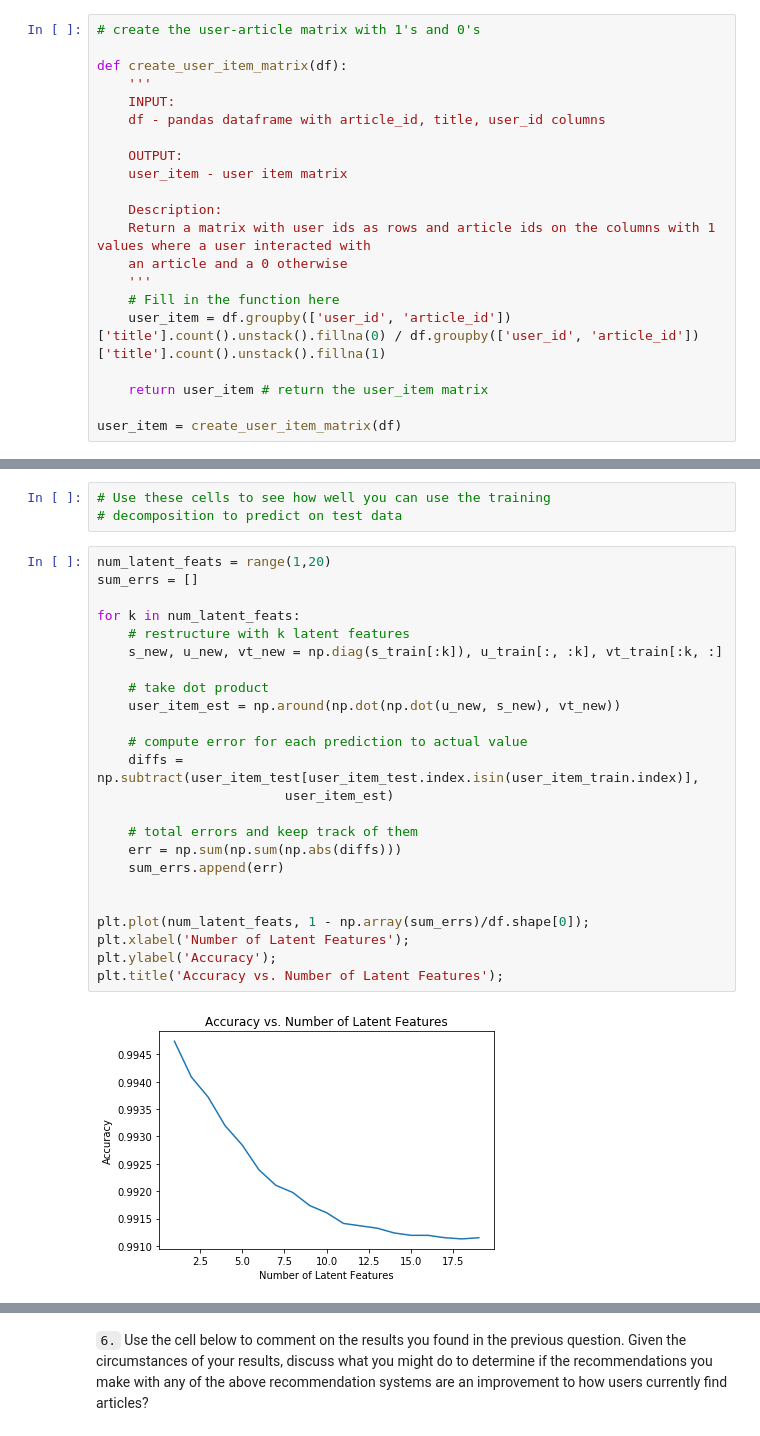
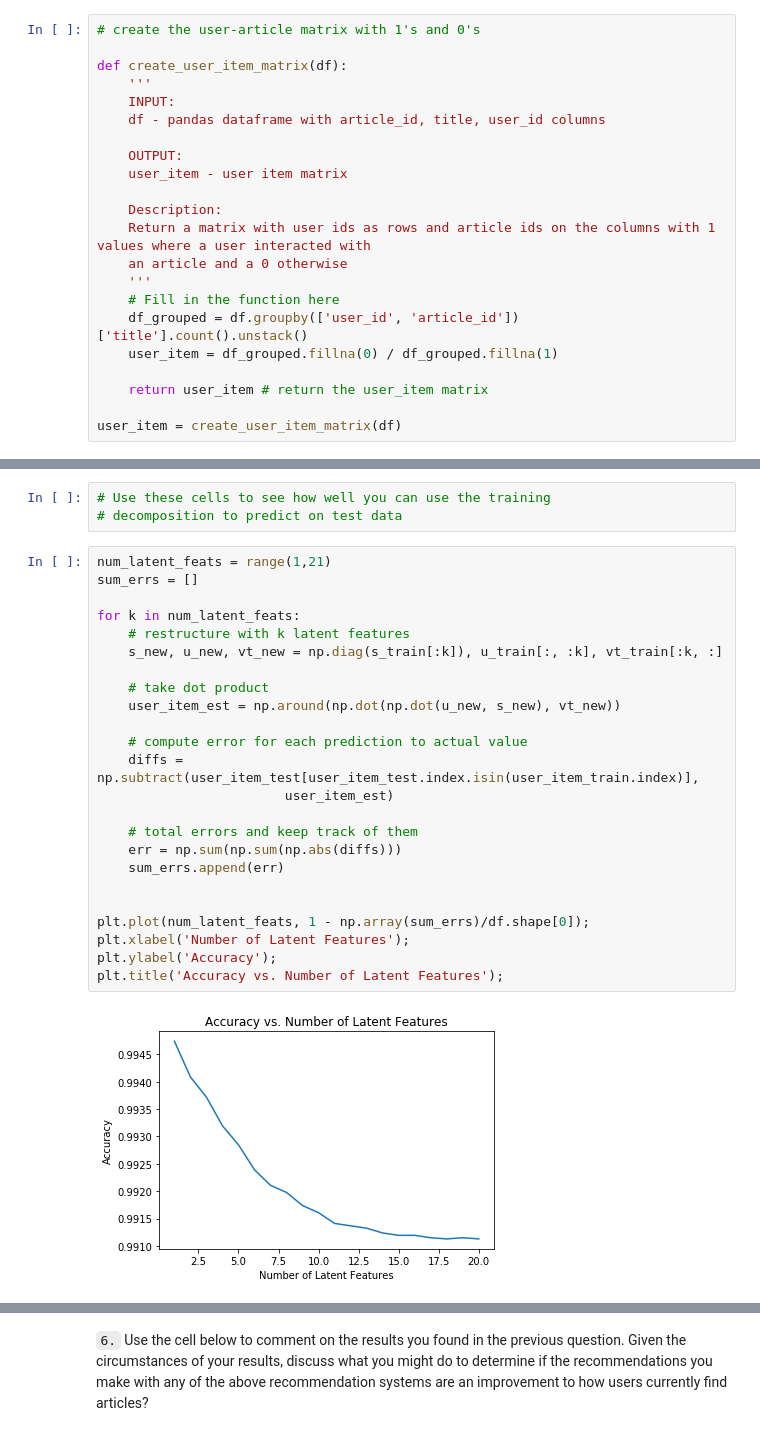
Before and after one commit to deacona/DSND_Term2, a Jupyter notebook: project_files/Recommendations_with_IBM/Recommendations_with_IBM.ipynb, the cells around one changed output, grey strips where cells are left out. Saved outputs shown, nothing was run; the diff lists cells and outputs as text.

```diff
--- a/project_files/Recommendations_with_IBM/Recommendations_with_IBM.ipynb
+++ b/project_files/Recommendations_with_IBM/Recommendations_with_IBM.ipynb
@@ -527,7 +461,8 @@ def create_user_item_matrix(df):
     an article and a 0 otherwise
     '''
     # Fill in the function here
-    user_item = df.groupby(['user_id', 'article_id'])['title'].count().unstack().fillna(0) / df.groupby(['user_id', 'article_id'])['title'].count().unstack().fillna(1)
+    df_grouped = df.groupby(['user_id', 'article_id'])['title'].count().unstack()
+    user_item = df_grouped.fillna(0) / df_grouped.fillna(1)
 
     return user_item # return the user_item matrix
 
@@ -1452,28 +1073,28 @@ user_item_test[user_item_test.index.isin(user_item_train.index)].shape
 # Use these cells to see how well you can use the training
 # decomposition to predict on test data
 # %%
-num_latent_feats = range(1,20)
+num_latent_feats = range(1,21)
 sum_errs = []
 
 for k in num_latent_feats:
     # restructure with k latent features
     s_new, u_new, vt_new = np.diag(s_train[:k]), u_train[:, :k], vt_train[:k, :]
 
     # take dot product
     user_item_est = np.around(np.dot(np.dot(u_new, s_new), vt_new))
 
     # compute error for each prediction to actual value
     diffs = np.subtract(user_item_test[user_item_test.index.isin(user_item_train.index)],
                         user_item_est)
 
     # total errors and keep track of them
     err = np.sum(np.sum(np.abs(diffs)))
     sum_errs.append(err)
 
 
 plt.plot(num_latent_feats, 1 - np.array(sum_errs)/df.shape[0]);
 plt.xlabel('Number of Latent Features');
 plt.ylabel('Accuracy');
 plt.title('Accuracy vs. Number of Latent Features');
 # %% [output]
-[figure, old version]
+[figure, new version]
```
Also changed, not shown: parts of 71 cells of this notebook, 1 other file.
